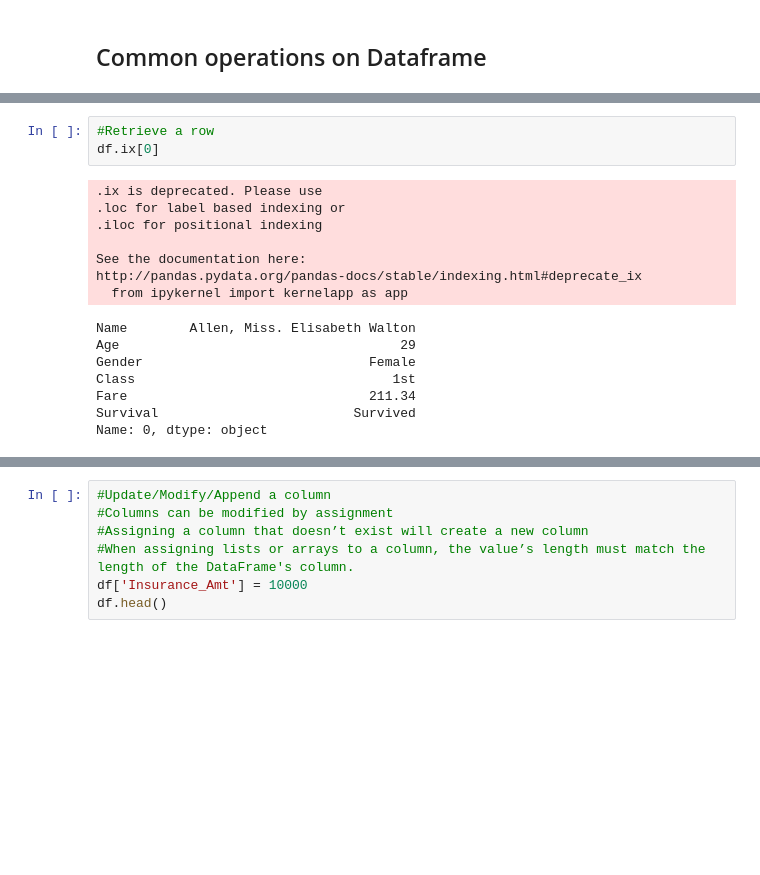
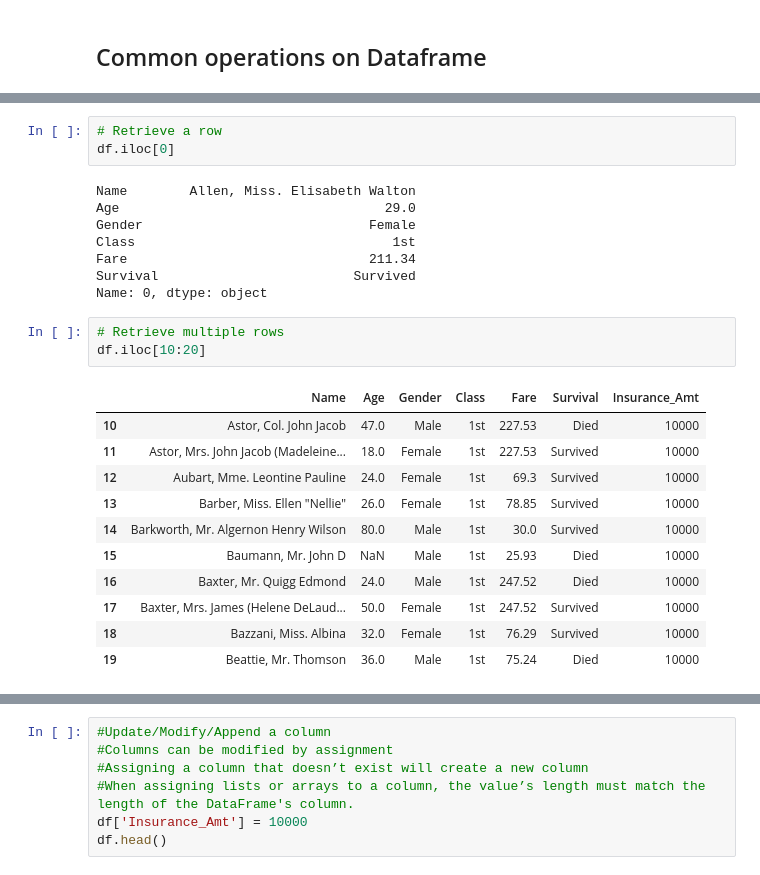
Before and after one commit to prat07/Tutorials, a Jupyter notebook: 1_Pandas_Tutorial.ipynb, the cells around one changed output, grey strips where cells are left out. Drawn from its saved outputs; the diff is of its cells as text; blank space fills up the shorter version.

```diff
--- a/1_Pandas_Tutorial.ipynb
+++ b/1_Pandas_Tutorial.ipynb
@@ -778,20 +765,28 @@ df['Name'] # or df.Name
 1308                                 Zimmerman, Mr. Leo
 Name: Name, Length: 1309, dtype: object
 # %%
-#Retrieve a row
-df.ix[0]
+# Retrieve a row
+df.iloc[0]
 # %% [output]
-.ix is deprecated. Please use
-.loc for label based indexing or
-.iloc for positional indexing
-
-See the documentation here:
-http://pandas.pydata.org/pandas-docs/stable/indexing.html#deprecate_ix
-  from ipykernel import kernelapp as app
+Name        Allen, Miss. Elisabeth Walton
+Age                                  29.0
+Gender                             Female
+Class                                 1st
+Fare                               211.34
+Survival                         Survived
+Name: 0, dtype: object
-Name        Allen, Miss. Elisabeth Walton
-Age                                    29
-Gender                             Female
-Class                                 1st
-Fare                               211.34
-Survival                         Survived
-Name: 0, dtype: object
+# %%
+# Retrieve multiple rows
+df.iloc[10:20]
+# %% [output]
+|  | Name | Age | Gender | Class | Fare | Survival | Insurance_Amt |
+| 10 | Astor, Col. John Jacob | 47.0 | Male | 1st | 227.53 | Died | 10000 |
+| 11 | Astor, Mrs. John Jacob (Madeleine... | 18.0 | Female | 1st | 227.53 | Survived | 10000 |
+| 12 | Aubart, Mme. Leontine Pauline | 24.0 | Female | 1st | 69.3 | Survived | 10000 |
+| 13 | Barber, Miss. Ellen "Nellie" | 26.0 | Female | 1st | 78.85 | Survived | 10000 |
+| 14 | Barkworth, Mr. Algernon Henry Wilson | 80.0 | Male | 1st | 30.0 | Survived | 10000 |
+| 15 | Baumann, Mr. John D | NaN | Male | 1st | 25.93 | Died | 10000 |
+| 16 | Baxter, Mr. Quigg Edmond | 24.0 | Male | 1st | 247.52 | Died | 10000 |
+| 17 | Baxter, Mrs. James (Helene DeLaud... | 50.0 | Female | 1st | 247.52 | Survived | 10000 |
+| 18 | Bazzani, Miss. Albina | 32.0 | Female | 1st | 76.29 | Survived | 10000 |
+| 19 | Beattie, Mr. Thomson | 36.0 | Male | 1st | 75.24 | Died | 10000 |
```
Also changed, not shown: parts of 56 cells of this notebook.
